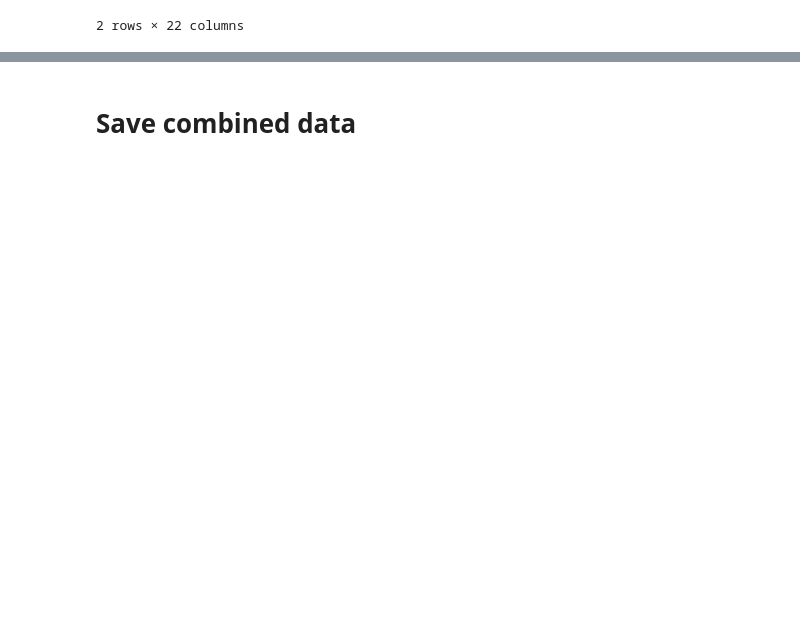
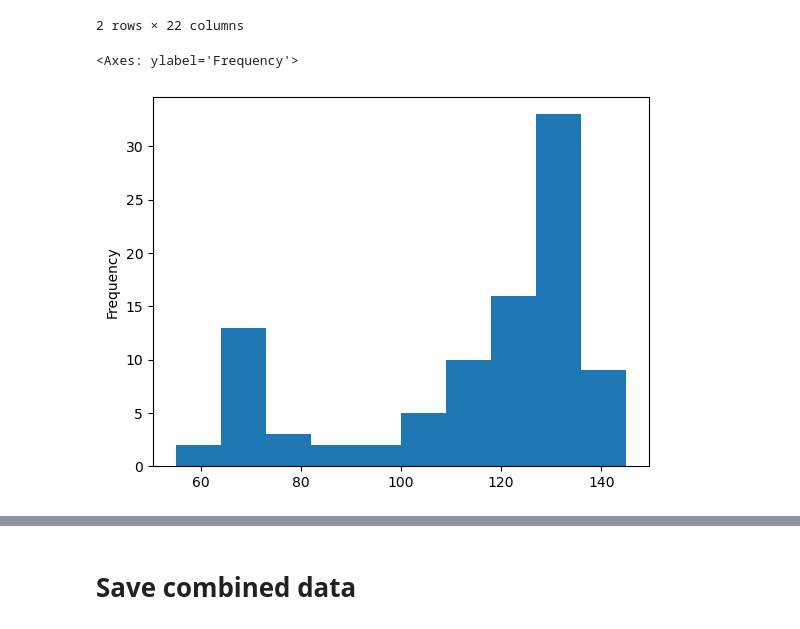
Before and after one commit to Edderic/breathesafe, a Jupyter notebook: python/mask-recommender/notebooks/combine-mask-data-sets.ipynb, the cells around one changed output, grey strips where cells are left out. Drawn from its saved outputs; the diff is of its cells as text; code cells hidden in the pictures; blank space fills up the shorter version.

```diff
--- a/python/mask-recommender/notebooks/combine-mask-data-sets.ipynb
+++ b/python/mask-recommender/notebooks/combine-mask-data-sets.ipynb
@@ -1690,3 +1687,8 @@ combined[combined['mass_grams'] > 200]
 | 40 | GVS Elipse Integra M/L for High nose | NaN | NaN | NaN | 101.6 | 139.7 | ... |
 | 46 | Honeywell RU8800 Medium/Large for... | NaN | NaN | NaN | 152.4 | 139.7 | ... |
 2 rows × 22 columns
+# %%
+combined['height_mm'].plot.hist()
+# %% [output]
+<Axes: ylabel='Frequency'>
+[figure, added]
```
Also changed, not shown: parts of 4 cells of this notebook, 1 other file.
